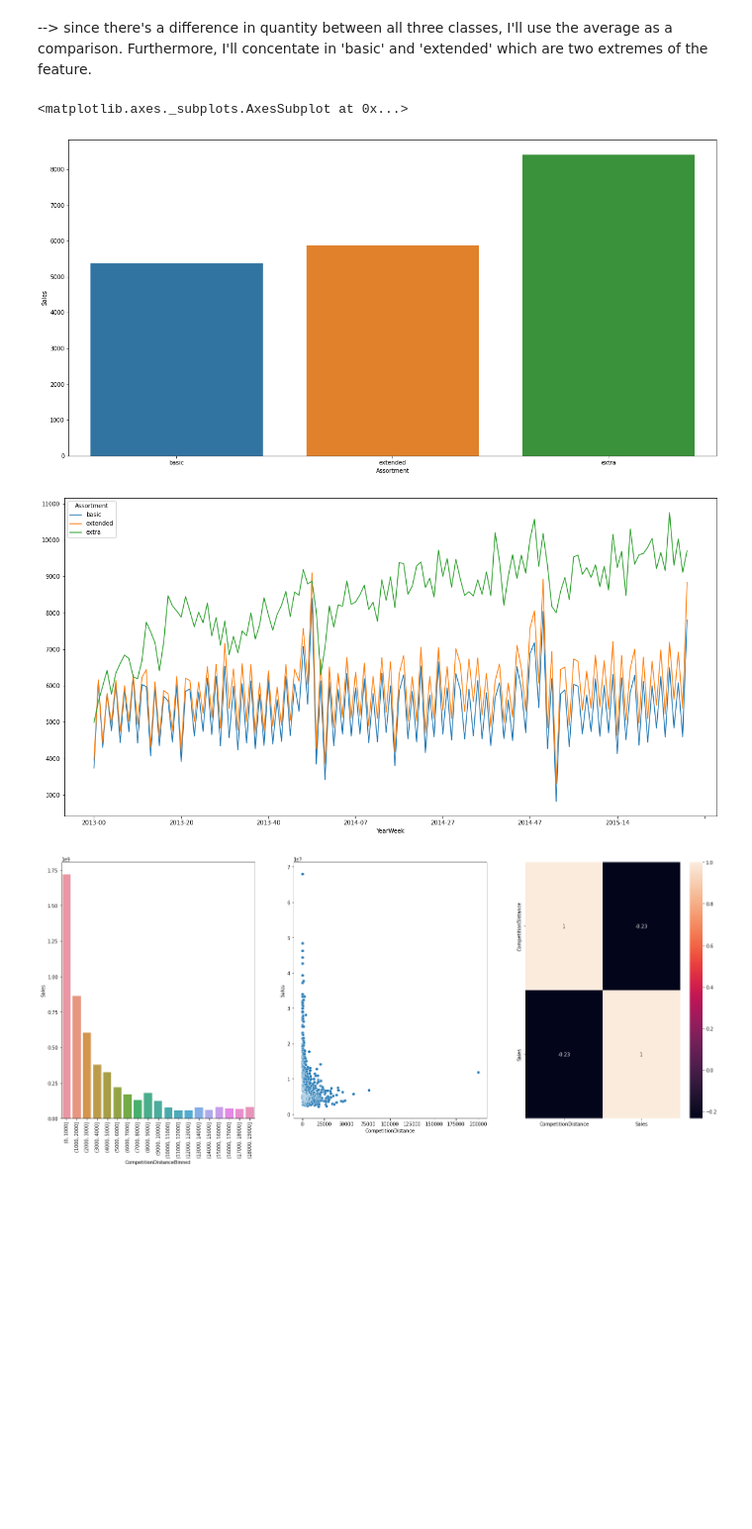
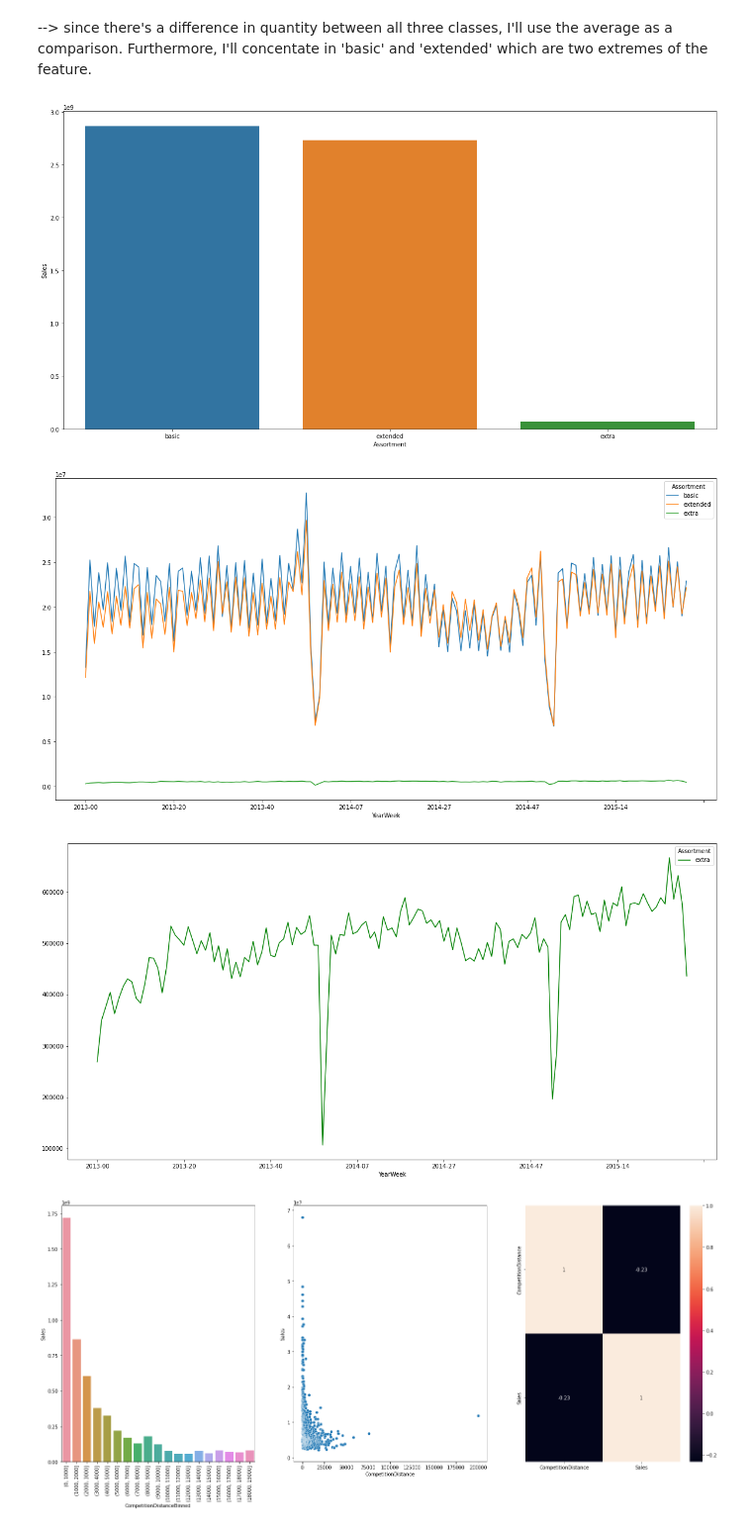
Before and after one commit to AnkitPatel745/Retail-Sales-Prediction-Capstone_Project, a Jupyter notebook: Rossmann_Sales_Prediction_Capstone_Project(ML_Regression).ipynb, the cells around one changed output. Shown at 99% size. Drawn from its saved outputs; the diff is of its cells as text; code cells hidden in the pictures; blank space fills up the shorter version.

```diff
--- a/Rossmann_Sales_Prediction_Capstone_Project(ML_Regression).ipynb
+++ b/Rossmann_Sales_Prediction_Capstone_Project(ML_Regression).ipynb
@@ -398,10 +404,10 @@ dtype: float64
 df['CompetitionDistance'] = df['CompetitionDistance'].apply( lambda x: 200000.0 if math.isnan( x ) else x)
 # %%
 # competition_open_since_month
-# df['CompetitionOpenSinceMonth'].fillna( df['Date'].dt.month, inplace=True )
+df['CompetitionOpenSinceMonth'].fillna( 0, inplace=True )
 # %%
-# competition_open_since_year
-# df['CompetitionOpenSinceYear'].fillna( df['Date'].dt.year, inplace=True )
+#competition_open_since_year
+df['CompetitionOpenSinceYear'].fillna( 0, inplace=True )
 # %%
 #If there are missing values in these columns, it's because the store is not participating in promo2.
 #So, we'll fill it out with the present date.
@@ -693,8 +699,8 @@ import datetime
     Some features has float as type but they should be integer.
     So, they're going to be changed.
 # %%
-#df['CompetitionOpenSinceMonth'] = df['CompetitionOpenSinceMonth'].astype( int )
-#df['CompetitionOpenSinceYear'] = df['CompetitionOpenSinceYear'].astype( int )
+df['CompetitionOpenSinceMonth'] = df['CompetitionOpenSinceMonth'].astype( int )
+df['CompetitionOpenSinceYear'] = df['CompetitionOpenSinceYear'].astype( int )
 df['Promo2SinceWeek'] = df['Promo2SinceWeek'].astype( int )
 df['Promo2SinceYear'] = df['Promo2SinceYear'].astype( int )
 df['Promo2SinceWeek'] = df['Promo2SinceWeek'].astype( int )
@@ -817,17 +824,20 @@ extra 8168
 
 --> since there's a difference in quantity between all three classes, I'll use the average as a comparison. Furthermore, I'll concentate in 'basic' and 'extended' which are two extremes of the feature.
 # %%
-test_1 = df[['Assortment', 'Sales']].groupby( 'Assortment' ).mean().reset_index()
+test_1 = df[['Assortment', 'Sales']].groupby( 'Assortment' ).sum().reset_index()
 plt.figure(figsize=(20,10))
 sns.barplot( x='Assortment', y='Sales', data = test_1 )
 
-test_2 = df[['YearWeek', 'Assortment', 'Sales']].groupby( ['YearWeek', 'Assortment'] ).mean().reset_index()
+test_2 = df[['YearWeek', 'Assortment', 'Sales']].groupby( ['YearWeek', 'Assortment'] ).sum().reset_index()
 
 test_2.pivot( index='YearWeek', columns='Assortment', values='Sales' ).plot(figsize=(20,10))
+
+test_3 = test_2[test_2['Assortment'] == 'extra']
+test_3.pivot( index = 'YearWeek', columns = 'Assortment', values = 'Sales').plot( color = 'g',figsize=(20,10) );
 # %% [output]
-<matplotlib.axes._subplots.AxesSubplot at 0x...>
-[figure, old version]
+[figure, new version]
-[figure, old version]
+[figure, new version]
+[figure, added]
 # %%
 test1 = df[['CompetitionDistance', 'Sales']].groupby( 'CompetitionDistance' ).sum().reset_index()
 
```
Also changed, not shown: parts of 77 cells of this notebook.
